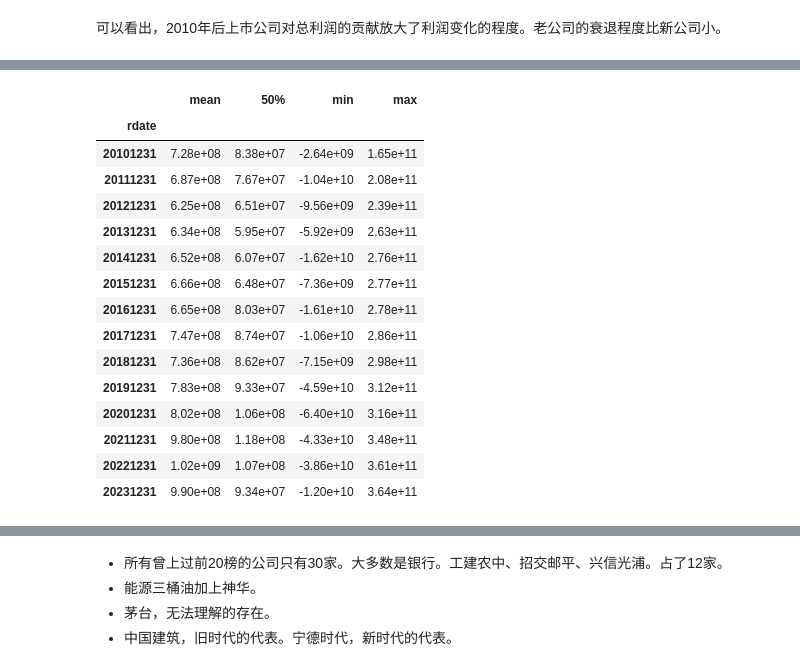
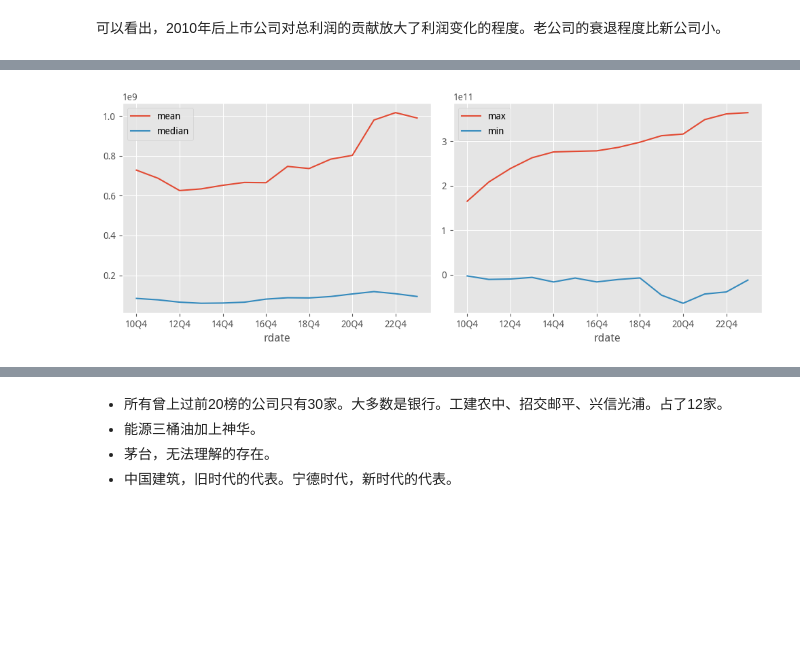
Before and after one commit to waterchinap/jb_reports, a Jupyter notebook: mywork/02_yjbb.ipynb, the cells around one changed output, grey strips where cells are left out. Saved outputs shown, nothing was run; the diff lists cells and outputs as text; code cells hidden in the pictures; blank space fills up the shorter version.

```diff
--- a/mywork/02_yjbb.ipynb
+++ b/mywork/02_yjbb.ipynb
@@ -312,3 +430,3 @@ plot_barh(widedf.dropna(axis=1).T.sum().pct_change().to_frame('已上市公司
 # %%
-plot_desc(widedf.T)
+plot_desc(widedf)
 # %% [output]
@@ -316,21 +433 @@ plot_desc(widedf.T)
+[figure, added]
-# %%
-# pd.set_option('display.float_format', '{:.2e}'.format)
-
-widedf.T.describe().T[['mean','50%','min','max']].style.format('{:.2e}')
-# %% [output]
-|  | mean | 50% | min | max |
-| rdate |  |  |  |  |
-| 20101231 | 7.28e+08 | 8.38e+07 | -2.64e+09 | 1.65e+11 |
-| 20111231 | 6.87e+08 | 7.67e+07 | -1.04e+10 | 2.08e+11 |
-| 20121231 | 6.25e+08 | 6.51e+07 | -9.56e+09 | 2.39e+11 |
-| 20131231 | 6.34e+08 | 5.95e+07 | -5.92e+09 | 2.63e+11 |
-| 20141231 | 6.52e+08 | 6.07e+07 | -1.62e+10 | 2.76e+11 |
-| 20151231 | 6.66e+08 | 6.48e+07 | -7.36e+09 | 2.77e+11 |
-| 20161231 | 6.65e+08 | 8.03e+07 | -1.61e+10 | 2.78e+11 |
-| 20171231 | 7.47e+08 | 8.74e+07 | -1.06e+10 | 2.86e+11 |
-| 20181231 | 7.36e+08 | 8.62e+07 | -7.15e+09 | 2.98e+11 |
-| 20191231 | 7.83e+08 | 9.33e+07 | -4.59e+10 | 3.12e+11 |
-| 20201231 | 8.02e+08 | 1.06e+08 | -6.40e+10 | 3.16e+11 |
-| 20211231 | 9.80e+08 | 1.18e+08 | -4.33e+10 | 3.48e+11 |
-| 20221231 | 1.02e+09 | 1.07e+08 | -3.86e+10 | 3.61e+11 |
-| 20231231 | 9.90e+08 | 9.34e+07 | -1.20e+10 | 3.64e+11 |
```
Also changed, not shown: parts of 47 cells of this notebook, 41 other files.
